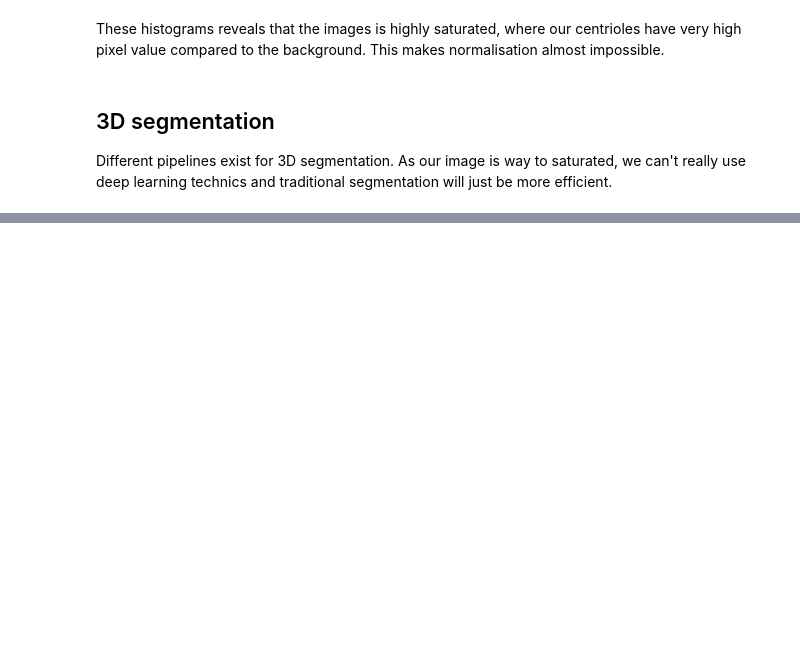
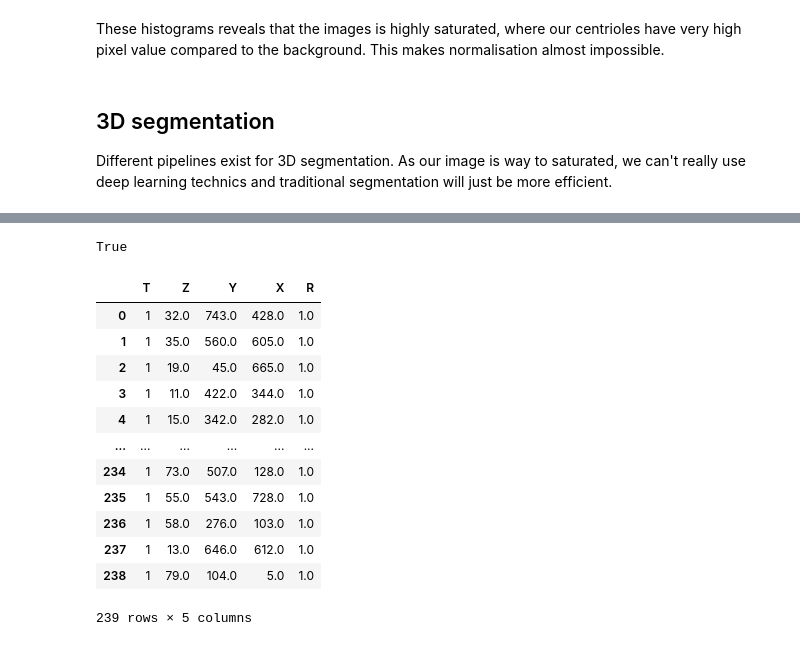
Before and after one commit to UPGON/Zfish_Centrioles_Tracking_Pipeline, a Jupyter notebook: colocalisation_analysis.ipynb, the cells around one changed output, grey strips where cells are left out. Drawn from its saved outputs; the diff is of its cells as text; code cells hidden in the pictures; blank space fills up the shorter version.

```diff
--- a/colocalisation_analysis.ipynb
+++ b/colocalisation_analysis.ipynb
@@ -161,0 +158,2 @@ plt.show()
+# %%
+blobs_dog = blob_log(img_CS, max_sigma=4, threshold=0.2)
@@ -161,0 +232,5 @@ plt.show()
+# %%
+output =  r"K:\users\voland\Images\Cova_data\ZF_colocalisation\results\center_20260115CFHa_CetnGFP_CS_TL_4-6hpf_e4_t1-7.csv"
+
+blobs_df = pd.DataFrame(blobs_dog, columns = ["Z", "Y", "X", "R"])
+blobs_df.to_csv(output)
@@ -161,0 +248,23 @@ plt.show()
+# %%
+test =[]
+test.append(center_coord)
+test != []
+# %% [output]
+True
+# %%
+blobs_df.insert(0,"T",1)
+blobs_df
+# %% [output]
+|  | T | Z | Y | X | R |
+| 0 | 1 | 32.0 | 743.0 | 428.0 | 1.0 |
+| 1 | 1 | 35.0 | 560.0 | 605.0 | 1.0 |
+| 2 | 1 | 19.0 | 45.0 | 665.0 | 1.0 |
+| 3 | 1 | 11.0 | 422.0 | 344.0 | 1.0 |
+| 4 | 1 | 15.0 | 342.0 | 282.0 | 1.0 |
+| ... | ... | ... | ... | ... | ... |
+| 234 | 1 | 73.0 | 507.0 | 128.0 | 1.0 |
+| 235 | 1 | 55.0 | 543.0 | 728.0 | 1.0 |
+| 236 | 1 | 58.0 | 276.0 | 103.0 | 1.0 |
+| 237 | 1 | 13.0 | 646.0 | 612.0 | 1.0 |
+| 238 | 1 | 79.0 | 104.0 | 5.0 | 1.0 |
+239 rows × 5 columns
```
Also changed, not shown: parts of 22 cells of this notebook, 3 other files.
